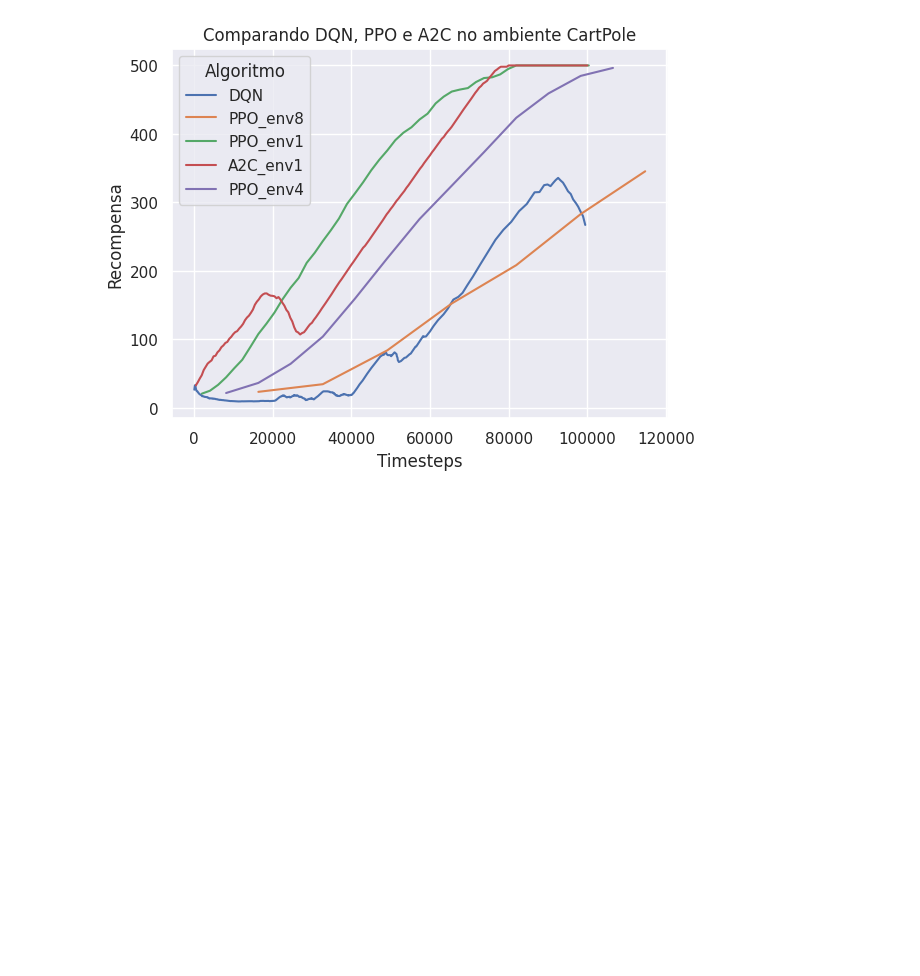
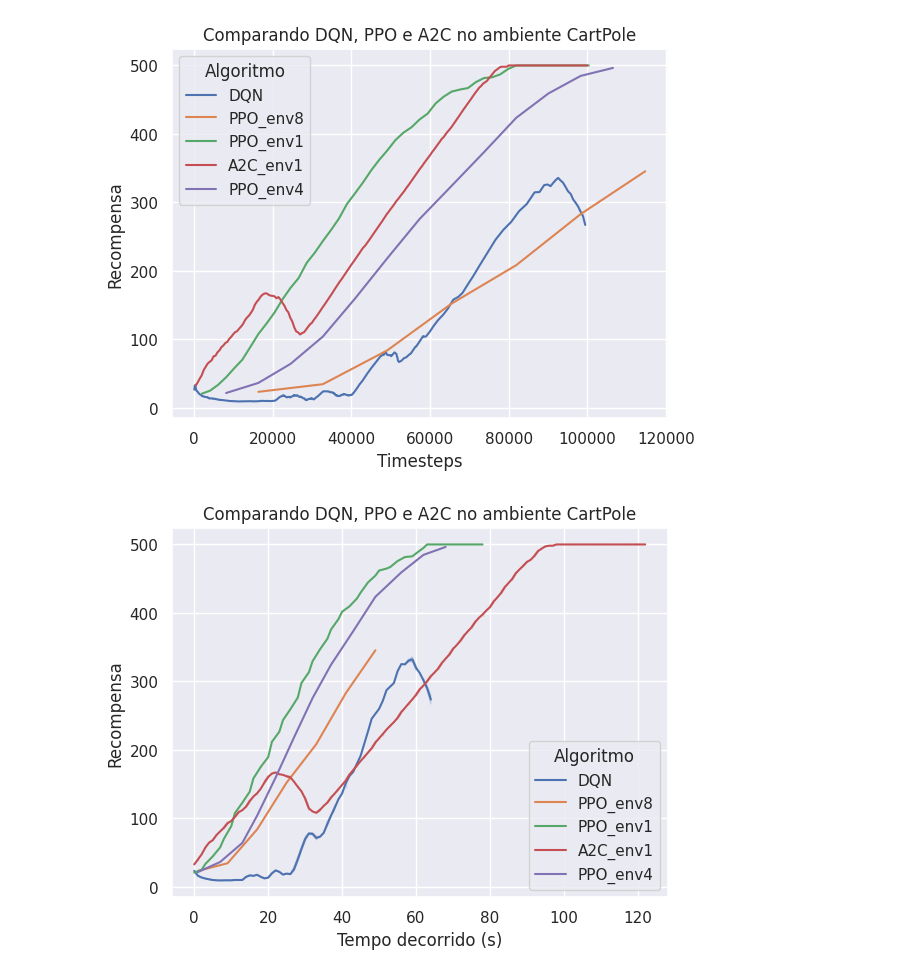
Before and after one commit to fbarth/rl_compare, a Jupyter notebook: analise_curva_aprendizado.ipynb, the cells around one changed output. Cells and saved outputs as stored; diff of their text form; code cells hidden in the pictures; blank space fills up the shorter version.

```diff
--- a/analise_curva_aprendizado.ipynb
+++ b/analise_curva_aprendizado.ipynb
@@ -41,6 +46,15 @@ plt.legend(title='Algoritmo')
 plt.show()
 # %% [output]
 [figure]
+# %%
+sns.lineplot(x="time/time_elapsed", y="rollout/ep_rew_mean", hue='algol', data=df)
+plt.xlabel('Tempo decorrido (s)')
+plt.ylabel('Recompensa')
+plt.title('Comparando DQN, PPO e A2C no ambiente CartPole')
+plt.legend(title='Algoritmo')
+plt.show()
+# %% [output]
+[figure, added]
 # %%
 import seaborn as sns
 import pandas as pd
```
Also changed, not shown: parts of 6 cells of this notebook, 4 other files.
